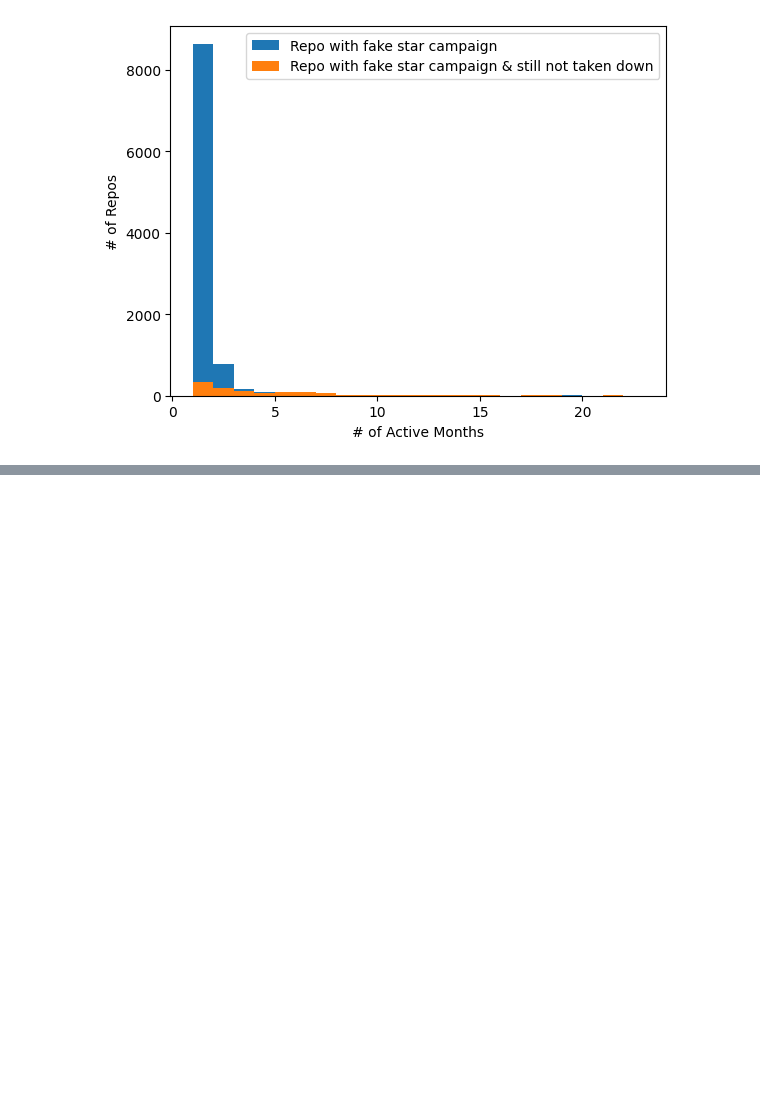
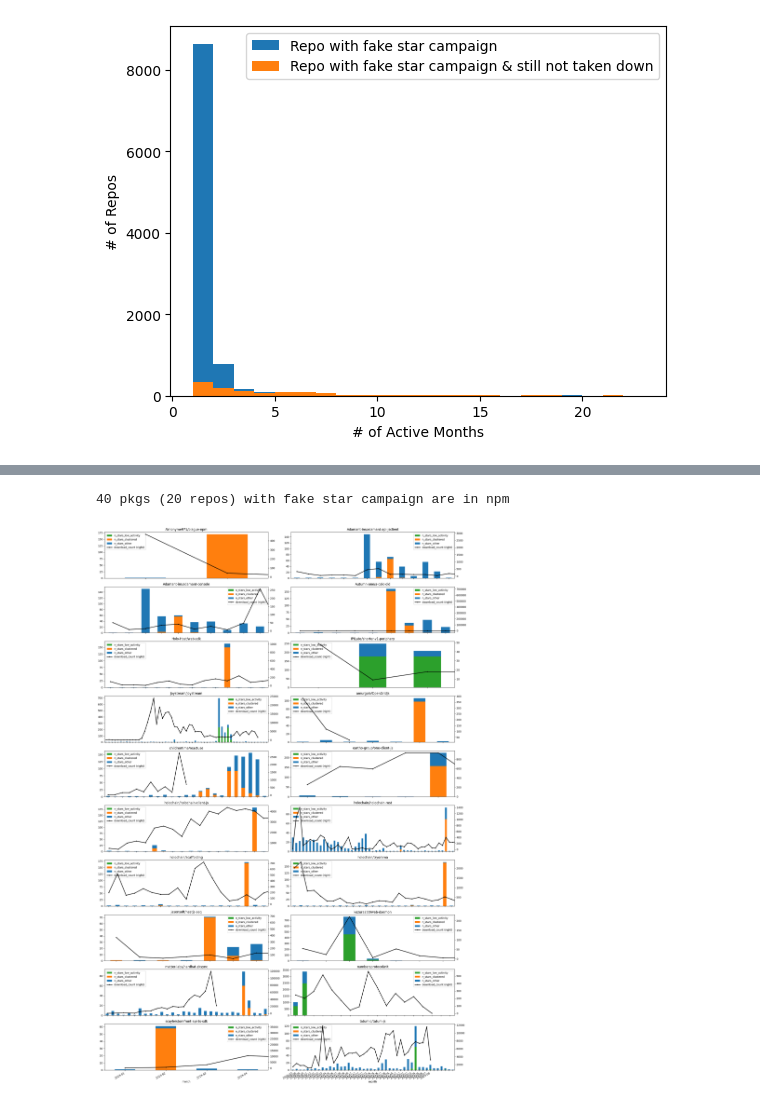
Before and after one commit to hehao98/StarScout, a Jupyter notebook: exploratory_analysis_copycatch.ipynb, the cells around one changed output, grey strips where cells are left out. Saved outputs shown, nothing was run; the diff lists cells and outputs as text; code cells hidden in the pictures; blank space fills up the shorter version.

```diff
--- a/exploratory_analysis_copycatch.ipynb
+++ b/exploratory_analysis_copycatch.ipynb
@@ -161,3 +208,43 @@ print(
+# %%
+npm_pkgs, npm_downloads = data.get_npm_pkgs_and_downloads()
+print(
+    f"{len(npm_pkgs)} pkgs ({len(set(npm_pkgs.github))} repos)"
+    " with fake star campaign are in npm"
+)
+npm_repos = sorted(set(npm_pkgs.github))
+fig, axes = plt.subplots(10, 2, figsize=(20, 30))
+for i, repo in enumerate(npm_repos):
+    df = stars[stars.repo == repo]
+    df[["month", "n_stars_low_activity", "n_stars_clustered", "n_stars_other"]].plot(
+        kind="bar",
+        x="month",
+        stacked=True,
+        ax=axes[i // 2, i % 2],
+        title=repo,
+        color=["C2", "C1", "C0"],
+    )
+    pkgs = set(npm_pkgs[npm_pkgs.github == repo].name)
+    df2 = (
+        npm_downloads[npm_downloads.name.isin(pkgs)]
+        .groupby("month")
+        .agg(download_count=("download_count", "sum"))
+        .reset_index()
+    )
+    df2[["month", "download_count"]].plot(
+        kind="line",
+        x="month",
+        ax=axes[i // 2, i % 2],
+        secondary_y=True,
+        color="black",
+        style=".-",
+        linewidth=2,
+        markersize=5,
+    )
+fig.autofmt_xdate()
+fig.tight_layout()
+# %% [output]
+40 pkgs (20 repos) with fake star campaign are in npm
+[figure, added]
 # %%
 repo_samples = random.sample(
     sorted(
```
Also changed, not shown: parts of 7 cells of this notebook, 3 other files.
